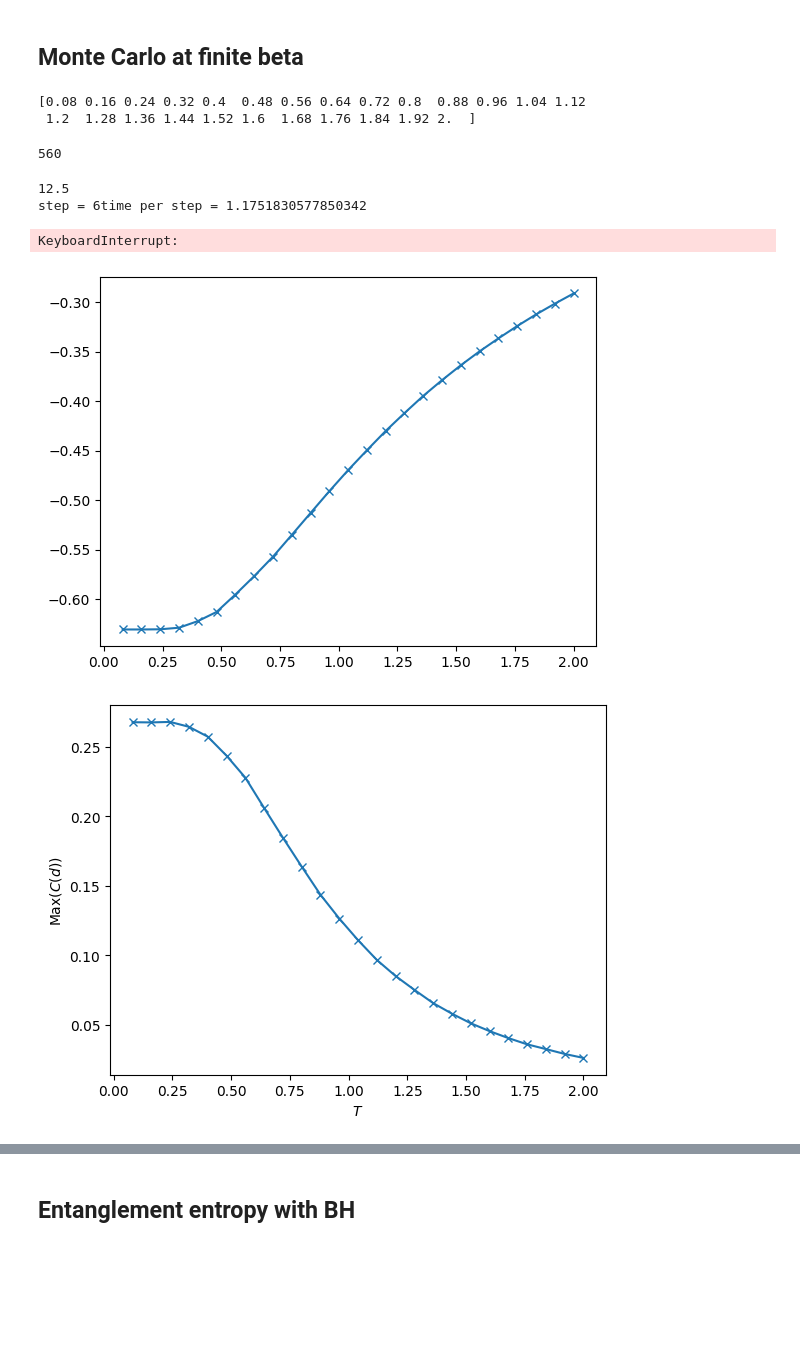
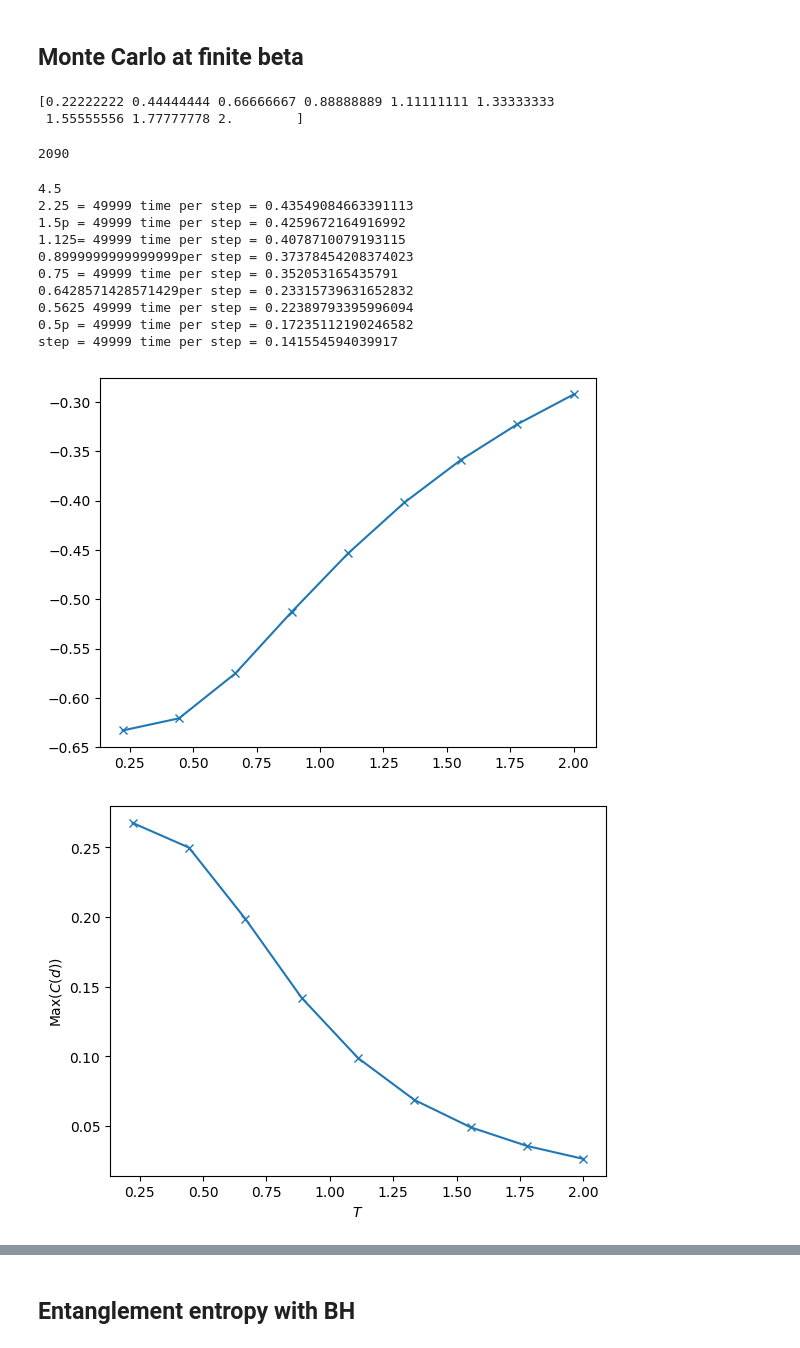
Before and after one commit to Alejo-Costa-Duran/HyperbolicFractonModel, a Jupyter notebook: Simulation.ipynb, the cells around one changed output, grey strips where cells are left out. Saved outputs shown, nothing was run; the diff lists cells and outputs as text; code cells hidden in the pictures; blank space fills up the shorter version.

```diff
--- a/Simulation.ipynb
+++ b/Simulation.ipynb
@@ -136,18 +136,18 @@ def generateClusters(spins, bondsList, linksList, interaction):
         clusters.append(currentCluster)
     return clusters
 # %%
-model  = md.FractonModel(5,4,5)
-beta_list = 1/np.linspace(0.0,2.0,26)
+model  = md.FractonModel(5,4,6)
+beta_list = 1/np.linspace(0.0,2.0,10)
 print(1/beta_list[1:])
 # %% [output]
-[0.08 0.16 0.24 0.32 0.4  0.48 0.56 0.64 0.72 0.8  0.88 0.96 1.04 1.12
- 1.2  1.28 1.36 1.44 1.52 1.6  1.68 1.76 1.84 1.92 2.  ]
+[0.22222222 0.44444444 0.66666667 0.88888889 1.11111111 1.33333333
+ 1.55555556 1.77777778 2.        ]
 # %%
 print(len(model.border))
 # %% [output]
-560
+2090
 # %%
-numSteps = 100000
+numSteps = 50000
 energies = np.zeros(len(beta_list[1:]))
 cv = np.zeros(len(beta_list[1:]))
 correlations = np.zeros((int(len(model.border)/2),len(beta_list[1:])))
@@ -158,7 +158,7 @@ for idx,beta in enumerate(beta_list[1:]):
     for step in range(numSteps):
         start = time.time()
         model.decorrelate(5)
-        for waitStep in range(5):
+        for waitStep in range(2):
             bonds = generateBonds(model.spins,model.interactions,beta)
             clusters = generateClusters(model.spins,bonds,model.linksList, model.interactions)
             for cl in clusters:
@@ -176,31 +176,38 @@ np.save("./energy6.npy",energies)
 np.save("./correlations6.npy",correlations)
 np.save("./betas6.npy",np.array(beta_list[1:]))
 # %% [output]
-12.5
-step = 6time per step = 1.1751830577850342
+4.5
+2.25 = 49999 time per step = 0.43549084663391113
+1.5p = 49999 time per step = 0.4259672164916992
+1.125= 49999 time per step = 0.4078710079193115
+0.8999999999999999per step = 0.37378454208374023
+0.75 = 49999 time per step = 0.352053165435791
+0.6428571428571429per step = 0.23315739631652832
+0.5625 49999 time per step = 0.22389793395996094
+0.5p = 49999 time per step = 0.17235112190246582
+step = 49999 time per step = 0.141554594039917
-KeyboardInterrupt:
 # %%
 beta_list = np.load("./betas.npy")
 energies = np.load("./energy.npy")
 correlations = np.load("./correlations.npy")
 # %%
-plt.plot(1/beta_list,energies, 'x-')
+plt.plot(1/beta_list[1:],energies, 'x-')
 plt.show()
-heights = [correlations[3,n]/len(model.border) for n in range(25)]
-plt.plot(1/beta_list,np.array(heights),'x-')
+heights = [correlations[3,n]/len(model.border) for n in range(9)]
+plt.plot(1/beta_list[1:],np.array(heights),'x-')
 plt.xlabel('$T$')
 plt.ylabel(r'$\text{Max}(C(d))$')
 plt.savefig("./CorrelationHeight.png")
 plt.show()
 
 distances = np.linspace(1,len(model.border)/2, int(len(model.border)/2))/int(len(model.border))
 
 plt.plot(distances, correlations[:,0]/len(model.border), label = 'T = '+str(1/beta_list[1]))
-plt.plot(distances, correlations[:,11]/len(model.border), label = 'T = '+str(1/beta_list[12]))
+plt.plot(distances, correlations[:,8]/len(model.border), label = 'T = '+str(1/beta_list[9]))
 plt.xlabel(r'$d/L$')
 plt.ylabel(r'$C(d)$')
 plt.legend()
 plt.savefig("./CorrelationsTemps.png")
 # %% [output]
-[figure, old version]
+[figure, new version]
-[figure, old version]
+[figure, new version]
```
Also changed, not shown: parts of 4 cells of this notebook, 7 other files.
